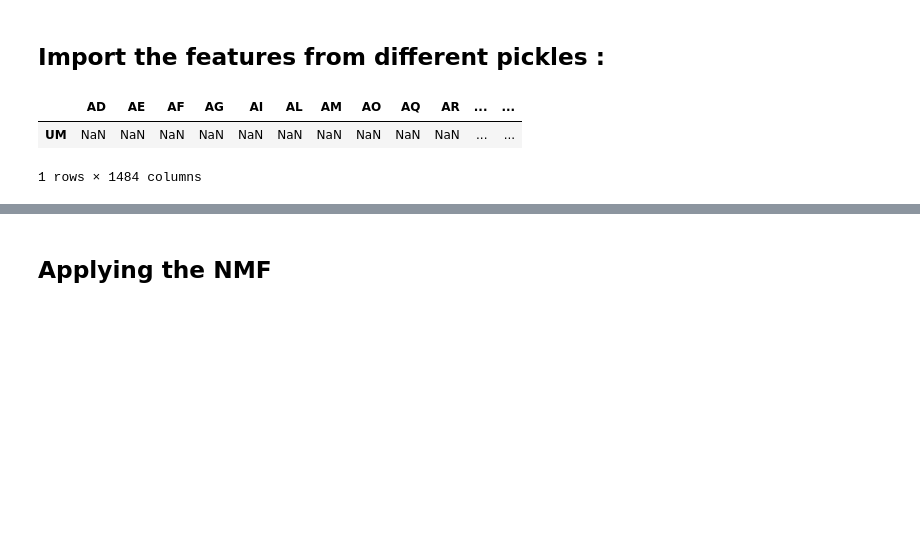
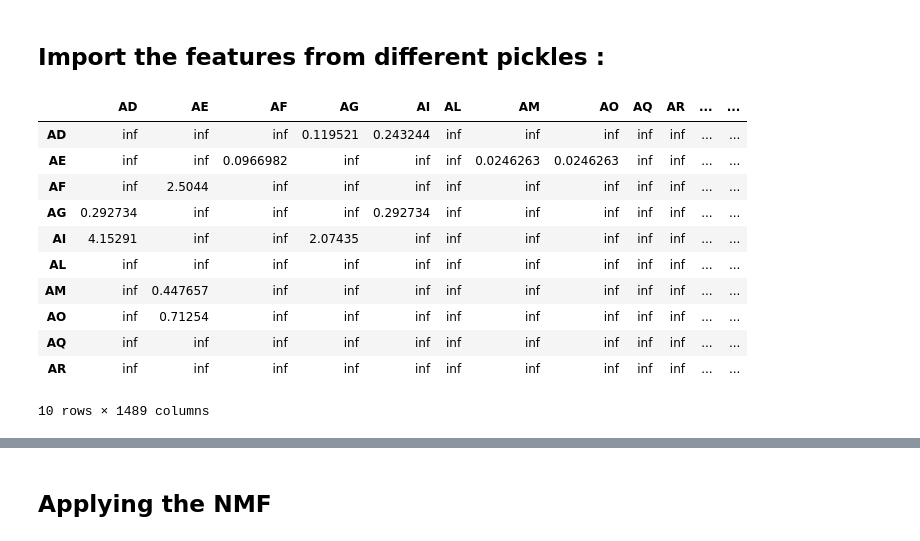
Before and after one commit to LailaHms/ADA2017_Homeworks, a Jupyter notebook: Project/AwarenessModel/NMF Model .ipynb, the cells around one changed output, grey strips where cells are left out. Saved outputs shown, nothing was run; the diff lists cells and outputs as text; code cells hidden in the pictures; blank space fills up the shorter version.

```diff
--- a/Project/AwarenessModel/NMF Model .ipynb
+++ b/Project/AwarenessModel/NMF Model .ipynb
@@ -32,46 +34,65 @@ def stand_df(df):
     scaled_list = std_scaler.transform(np.array(mylist).reshape(-1, 1)).reshape(myshape)
     return pd.DataFrame(scaled_list,index=myindex,columns=mycolumns)
 # %%
+# Loading the dataframe containing general information about countries
 c_data = pickle.load(open('../DataEnriching/data.pickle','rb'))
 countries = c_data.index.tolist()
 c_data = c_data.reset_index()
 c_data = c_data.set_index("ISO2")
+
 # Keep only relevant fields
-c_data = c_data[['ISO2','POP', 'area', 'gdp', 'gdp_capita', 'pop_pov', 'region']]
+c_data = c_data[['ISO2','POP', 'area', 'gdp', 'gdp_capita', 'pop_pov']]
+# Removing multi indexing
+c_data.columns = c_data.columns.droplevel(level = 1)
 
 
-lang_feature_df = pd.read_pickle('../LinkingLanguages/stand_country_dist_languages.pkl')
+# Load all the distance metrics created between the different countries
+lang_feature_df = pd.read_pickle('../LinkingLanguages/country_dist_languages.pkl')
+lang_feature_df = stand_df(lang_feature_df)
+lang_feature_df -= religion_and_more_df.min().min()
+
 fligh_routes_df = pd.read_pickle('../GeoMetrics/flight_routes_std.pickle')
 hop_distance_df = pd.read_pickle('../GeoMetrics/hop_distance_std.pickle')
 neighbor_influence_df = pd.read_pickle('../GeoMetrics/neighbor_influence.pickle')
 dist_feature_df = pd.read_pickle('../GeoMetrics/real_distance_std.pickle')
 religion_and_more_df = pd.read_pickle('../DataEnriching/rel_distance_df.pickle')
 religion_and_more_df = stand_df(religion_and_more_df)
 religion_and_more_df = religion_and_more_df - religion_and_more_df.min().min()
 
-# shift the standardized values :
+# Shift the standardized values by the minimum for the NMF :
 lang_feature_df = lang_feature_df - lang_feature_df.min().min()
 fligh_routes_df = fligh_routes_df - fligh_routes_df.min().min()
 hop_distance_df = hop_distance_df - hop_distance_df.min().min()
 neighbor_influence_df = neighbor_influence_df - neighbor_influence_df.min().min()
 dist_feature_df = dist_feature_df - dist_feature_df.min().min()
 #religion_and_more_df = religion_and_more_df - religion_and_more_df.min().min()
 
 
-#carefull the number of coutries is not the same in every pickle.
-features_df = pd.concat([lang_feature_df,
-                         fligh_routes_df,
+# Concatenate the dataframes with multi indexing
+features_df = pd.concat([fligh_routes_df,
                          hop_distance_df,
                          neighbor_influence_df,
                          dist_feature_df],axis=1)
 
 features_df.sort_index(axis=1,inplace=True)
 
+# Removing multi indexing
 features_df.columns = features_df.columns.droplevel(level = 0)
-features_df = pd.concat([features_df, religion_and_more_df], axis=1)
 
-features_df[features_df.isnull().any(axis=1)].head(10)
+# Concatenating remaining dataframes
+features_df = pd.concat([features_df, lang_feature_df, religion_and_more_df,c_data], axis=1)
+
+features_df.head(10)
 # %% [output]
 |  | AD | AE | AF | AG | AI | AL | AM | AO | AQ | AR | ... | ... |
-| UM | NaN | NaN | NaN | NaN | NaN | NaN | NaN | NaN | NaN | NaN | ... | ... |
+| AD | inf | inf | inf | 0.119521 | 0.243244 | inf | inf | inf | inf | inf | ... | ... |
+| AE | inf | inf | 0.0966982 | inf | inf | inf | 0.0246263 | 0.0246263 | inf | inf | ... | ... |
+| AF | inf | 2.5044 | inf | inf | inf | inf | inf | inf | inf | inf | ... | ... |
+| AG | 0.292734 | inf | inf | inf | 0.292734 | inf | inf | inf | inf | inf | ... | ... |
+| AI | 4.15291 | inf | inf | 2.07435 | inf | inf | inf | inf | inf | inf | ... | ... |
+| AL | inf | inf | inf | inf | inf | inf | inf | inf | inf | inf | ... | ... |
+| AM | inf | 0.447657 | inf | inf | inf | inf | inf | inf | inf | inf | ... | ... |
+| AO | inf | 0.71254 | inf | inf | inf | inf | inf | inf | inf | inf | ... | ... |
+| AQ | inf | inf | inf | inf | inf | inf | inf | inf | inf | inf | ... | ... |
+| AR | inf | inf | inf | inf | inf | inf | inf | inf | inf | inf | ... | ... |
-1 rows × 1484 columns
+10 rows × 1489 columns
```
Also changed, not shown: parts of 14 cells of this notebook, 26 other files.
